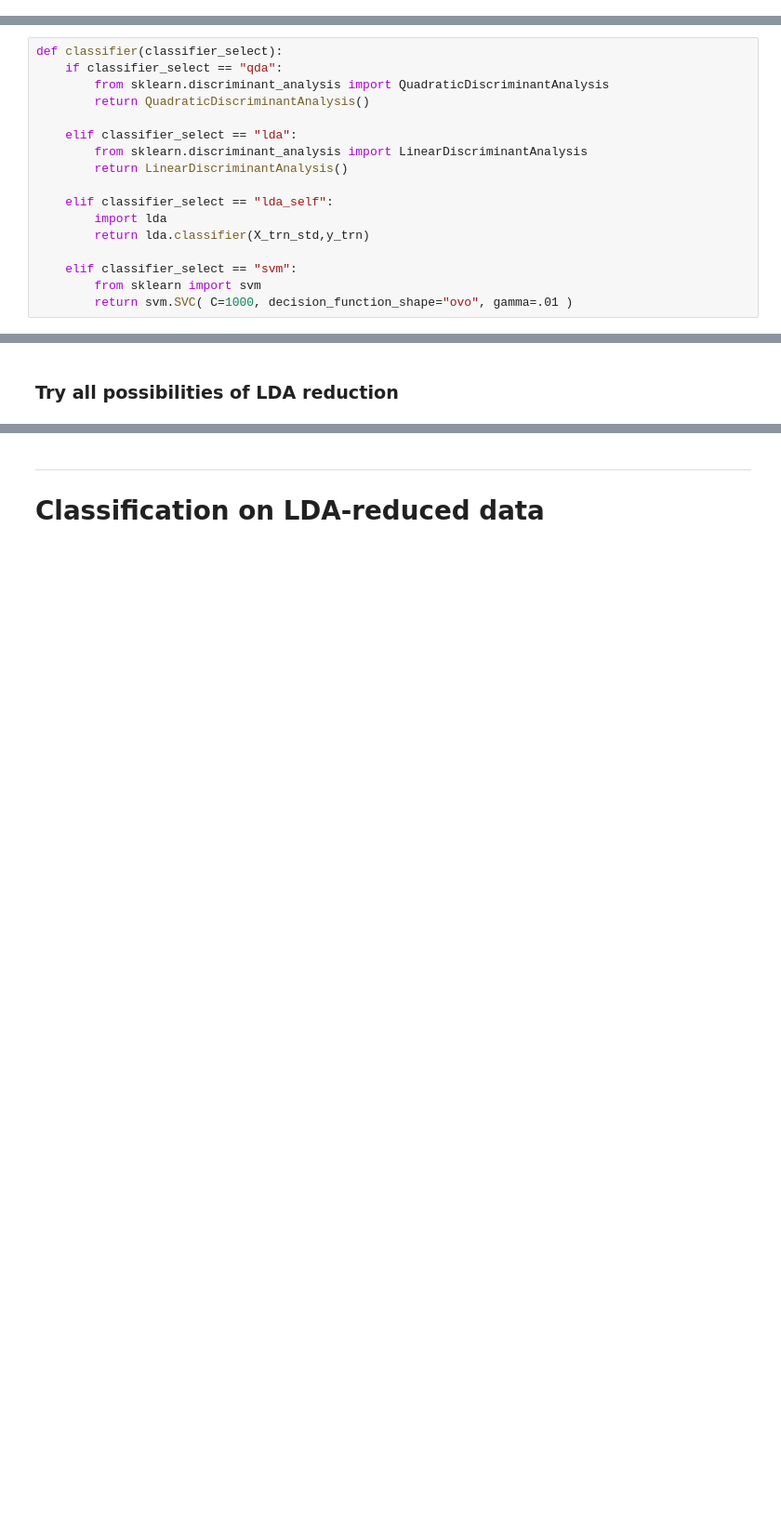
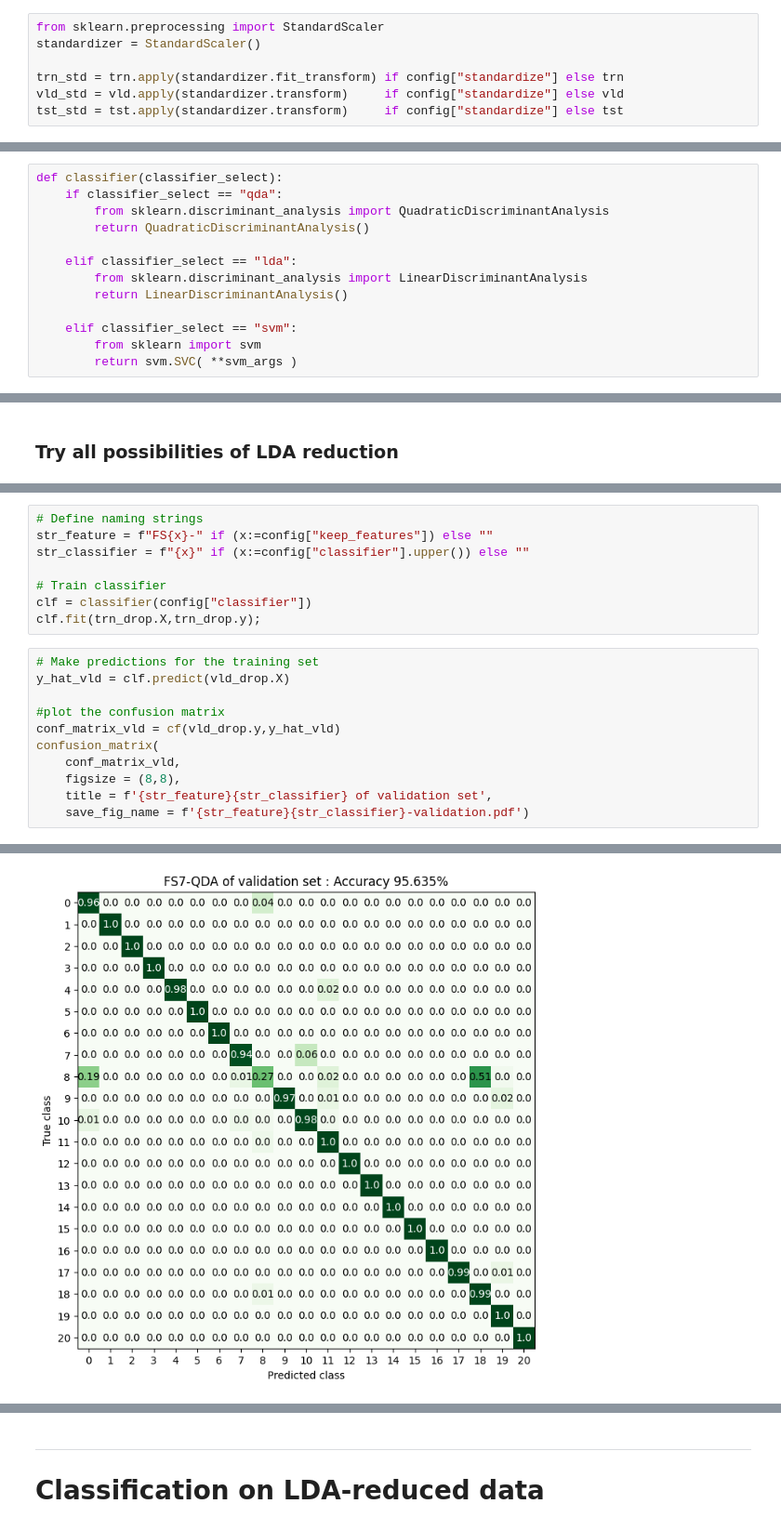
Before and after one commit to peterkrull/p7-ml-refrigeration-fault-detection, a Jupyter notebook: Python/classification_megascript.ipynb, the cells around one changed output, grey strips where cells are left out. Shown at 93% size. Cells and saved outputs as stored; diff of their text form; blank space fills up the shorter version.

```diff
--- a/Python/classification_megascript.ipynb
+++ b/Python/classification_megascript.ipynb
@@ -67,0 +48,7 @@ else:
+# %%
+from sklearn.preprocessing import StandardScaler
+standardizer = StandardScaler()
+
+trn_std = trn.apply(standardizer.fit_transform) if config["standardize"] else trn
+vld_std = vld.apply(standardizer.transform)     if config["standardize"] else vld
+tst_std = tst.apply(standardizer.transform)     if config["standardize"] else tst
@@ -78,13 +85,9 @@ def classifier(classifier_select):
         from sklearn.discriminant_analysis import LinearDiscriminantAnalysis
         return LinearDiscriminantAnalysis()
 
-    elif classifier_select == "lda_self":
-        import lda
-        return lda.classifier(X_trn_std,y_trn)
-
     elif classifier_select == "svm":
         from sklearn import svm
-        return svm.SVC( C=1000, decision_function_shape="ovo", gamma=.01 )
+        return svm.SVC( **svm_args )
 # %% [markdown]
 ----
 ## Feature selection
@@ -223,0 +165,20 @@ Preserving 99.69% of variance
+# %%
+# Define naming strings
+str_feature = f"FS{x}-" if (x:=config["keep_features"]) else ""
+str_classifier = f"{x}" if (x:=config["classifier"].upper()) else ""
+
+# Train classifier
+clf = classifier(config["classifier"])
+clf.fit(trn_drop.X,trn_drop.y);
+# %%
+# Make predictions for the training set
+y_hat_vld = clf.predict(vld_drop.X)
+
+#plot the confusion matrix
+conf_matrix_vld = cf(vld_drop.y,y_hat_vld)
+confusion_matrix(
+    conf_matrix_vld,
+    figsize = (8,8),
+    title = f'{str_feature}{str_classifier} of validation set',
+    save_fig_name = f'{str_feature}{str_classifier}-validation.pdf')
+# %% [output]
@@ -223,0 +187 @@ Preserving 99.69% of variance
+[figure, added]
```
Also changed, not shown: parts of 31 cells of this notebook, 1 other file.
